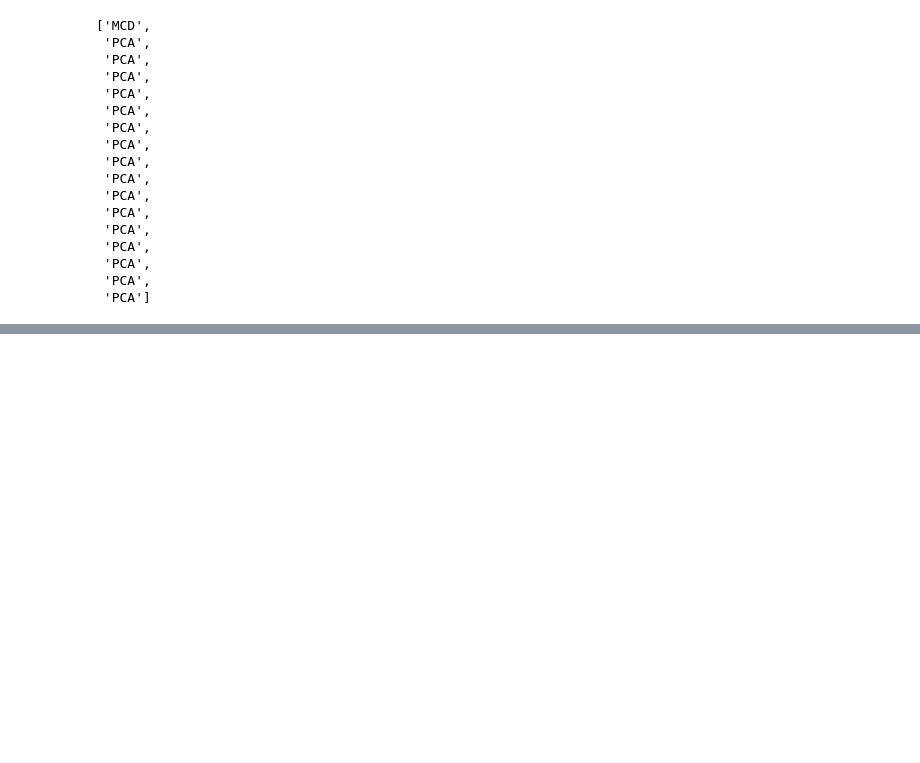
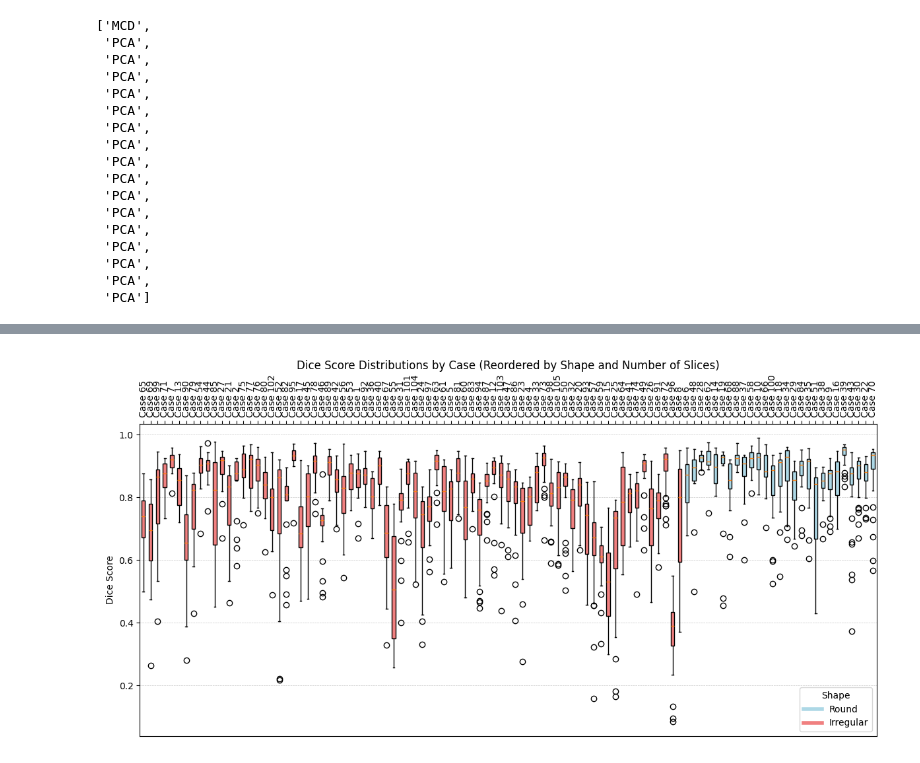
Before and after one commit to pstnmz/UQ_toolbox, a Jupyter notebook: compute_shape_and_display.ipynb, the cells around one changed output, grey strips where cells are left out. Cells and saved outputs as stored; diff of their text form; code cells hidden in the pictures; blank space fills up the shorter version.

```diff
--- a/compute_shape_and_display.ipynb
+++ b/compute_shape_and_display.ipynb
@@ -962,2 +1076,61 @@ plot_dice_scores_with_shapes(restructured_data, shape_modified)
+# %%
+def plot_dice_distributions(data, shape_df):
+    """
+    Creates a vertical boxplot showing the Dice score distribution for each case,
+    reordered by shape ('Round' on top and 'Irregular' at the bottom) and
+    sorted by the number of slices within each shape.
+    """
+    # Sort data by shape and number of slices
+    sorted_cases = sorted(
+        data.items(),
+        key=lambda x: (shape_df.loc[int(x[0]), 'Shape.1'], len(x[1]))
+    )
+
+    # Extract Dice scores and case IDs in sorted order
+    case_ids = [case_id for case_id, _ in sorted_cases]
+    dice_distributions = [list(slices.values()) for _, slices in sorted_cases]
+    shapes = [shape_df.loc[int(case_id), 'Shape.1'] for case_id in case_ids]
+
+    # Initialize the plot
+    fig, ax = plt.subplots(figsize=(12, 6))
+
+    # Create the boxplot
+    bplot = ax.boxplot(
+        dice_distributions,
+        vert=True,
+        patch_artist=True
+    )
+
+    # Customize the boxplot
+    colors = ['lightblue' if shape == 'Round' else 'lightcoral' for shape in shapes]
+    for patch, color in zip(bplot['boxes'], colors):
+        patch.set_facecolor(color)
+
+    # Add labels above the plot
+    ax.xaxis.set_ticks_position('top')
+    ax.set_xticks(range(1, len(case_ids) + 1))
+    ax.set_xticklabels([f"Case {case_id}" for case_id in case_ids], rotation=90, fontsize=10, va='bottom')
+
+    # Add labels, title, and legend
+    ax.set_ylabel('Dice Score')
+    ax.set_title('Dice Score Distributions by Case (Reordered by Shape and Number of Slices)')
+
+    # Add a grid
+    ax.yaxis.grid(True, linestyle='--', linewidth=0.5, alpha=0.7)
+    ax.set_axisbelow(True)  # Ensure grid is behind the boxes
+
+    # Add legend for shape
+    shape_colors = {'Round': 'lightblue', 'Irregular': 'lightcoral'}
+    legend_patches = [plt.Line2D([0], [0], color=color, lw=4, label=shape) for shape, color in shape_colors.items()]
+    ax.legend(handles=legend_patches, title='Shape', loc='lower right')
+
+    plt.tight_layout()
+    plt.show()
+
+
+# Call the function with the reordered data
+plot_dice_distributions(restructured_data, shape_modified)
+# %% [output]
+[figure, added]
 # %%
 restructured_data
```
Also changed, not shown: parts of 17 cells of this notebook, 4 other files.
